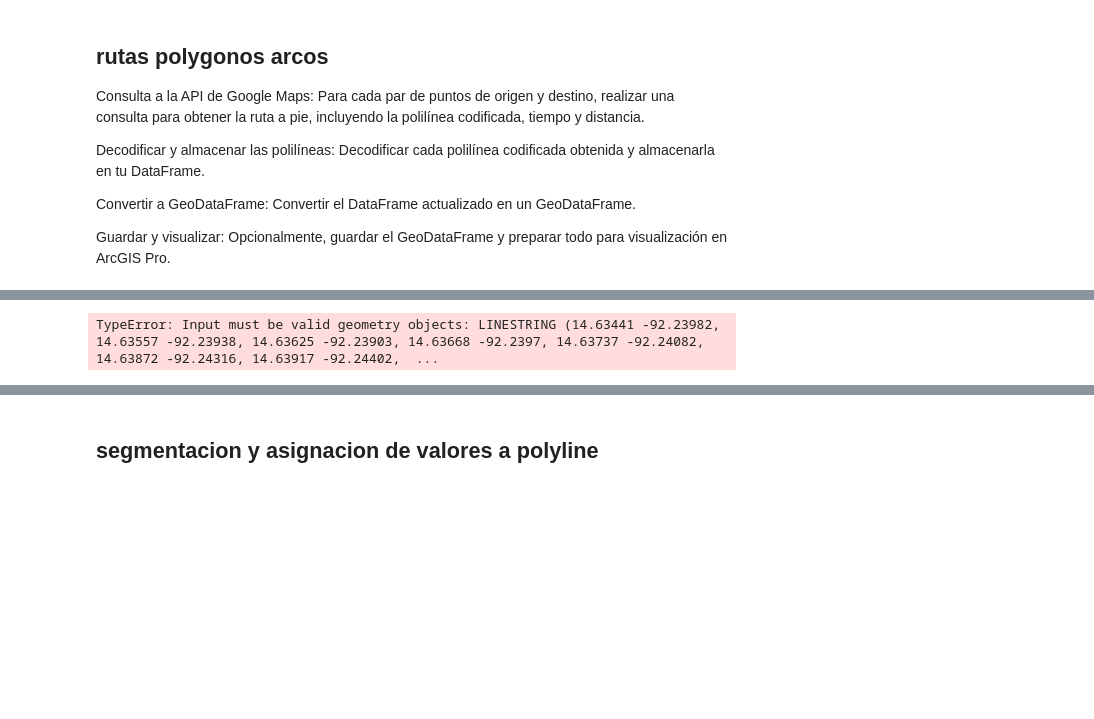
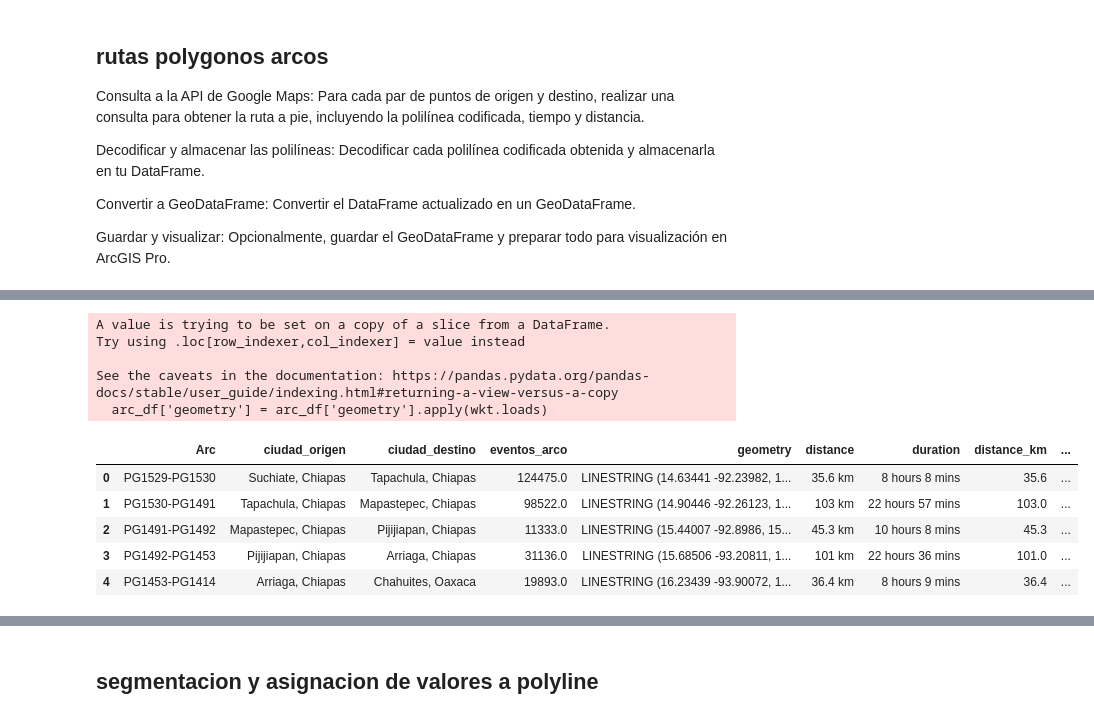
Before and after one commit to puriarter21/Mapa_Migracion_Irregular_Mexico, a Jupyter notebook: 1. Mapas/1. Mapas/Metodo_1/rutas_combinaciones.ipynb, the cells around one changed output, grey strips where cells are left out. Saved outputs shown, nothing was run; the diff lists cells and outputs as text; code cells hidden in the pictures; blank space fills up the shorter version.

Commit message:
rutas del sur reparadas

```diff
--- a/1. Mapas/1. Mapas/Metodo_1/rutas_combinaciones.ipynb
+++ b/1. Mapas/1. Mapas/Metodo_1/rutas_combinaciones.ipynb
@@ -924,3 +979,3 @@ import googlemaps
 # %%
 # Configuración de API Key
-api_key = 'xxx'
+api_key = 'AIzaSyA_BvAIuZ4HPL8hPuOJFP-wEikr9Ee3-KQ'
@@ -1079,0 +1135,15 @@ arc_df.to_csv("/Users/pablouriarte/Mapa_Migracion_Irregular_Mexico_Fresh/1. Mapa
+# %%
+import pandas as pd
+
+# Supón que ya tienes cargado el DataFrame arc_df y nuevos_arcos_df2
+# arc_df = pd.read_csv('ruta_a_tu_archivo_arc.csv')
+# nuevos_arcos_df2 = pd.read_csv('ruta_a_tu_archivo_nuevos_arcos.csv')
+
+# Eliminar filas de arc_df que tengan los mismos valores en la columna Arc que en nuevos_arcos_df2
+arc_df = arc_df[~arc_df['Arc'].isin(nuevos_arcos_df2['Arc'])]
+
+# Concatenar los DataFrames
+arc_df = pd.concat([arc_df, nuevos_arcos_df2], ignore_index=True)
+
+# Mostrar el DataFrame actualizado
+print(arc_df)
@@ -1080,10 +1168,18 @@ arc_df.to_csv("/Users/pablouriarte/Mapa_Migracion_Irregular_Mexico_Fresh/1. Mapa
 # %%
+# Convertir la columna 'geometry' de WKT a objetos shapely
+arc_df['geometry'] = arc_df['geometry'].apply(wkt.loads)
+
+# Convertir el DataFrame en un GeoDataFrame
 arc_gdf = gpd.GeoDataFrame(arc_df, geometry='geometry')
 
 # Definir el sistema de coordenadas WGS84
 arc_gdf.set_crs(epsg=4326, inplace=True)
 
 # Guardar como shapefile
-arc_gdf.to_file("/Users/pablouriarte/Mapa_Migracion_Irregular_Mexico_Fresh/1. Mapas/1. Mapas/Metodo_1/procesamiento de rutas/arcos/arcos_rutas_a_pie.shp")
+#arc_gdf.to_file("/Users/pablouriarte/Mapa_Migracion_Irregular_Mexico_Fresh/1. Mapas/1. Mapas/Metodo_1/procesamiento de rutas/arcos/arcos_rutas_a_pie.shp")
 # %% [output]
-TypeError: Input must be valid geometry objects: LINESTRING (14.63441 -92.23982, 14.63557 -92.23938, 14.63625 -92.23903, 14.63668 -92.2397, 14.63737 -92.24082, 14.63872 -92.24316, 14.63917 -92.24402,  ...
+A value is trying to be set on a copy of a slice from a DataFrame.
+Try using .loc[row_indexer,col_indexer] = value instead
+
+See the caveats in the documentation: https://pandas.pydata.org/pandas-docs/stable/user_guide/indexing.html#returning-a-view-versus-a-copy
+  arc_df['geometry'] = arc_df['geometry'].apply(wkt.loads)
@@ -1089,0 +1193,9 @@ TypeError: Input must be valid geometry objects: LINESTRING (14.63441 -92.23982,
+# %%
+arc_df.head()
+# %% [output]
+|  | Arc | ciudad_origen | ciudad_destino | eventos_arco | geometry | distance | duration | distance_km | ... |
+| 0 | PG1529-PG1530 | Suchiate, Chiapas | Tapachula, Chiapas | 124475.0 | LINESTRING (14.63441 -92.23982, 1... | 35.6 km | 8 hours 8 mins | 35.6 | ... |
+| 1 | PG1530-PG1491 | Tapachula, Chiapas | Mapastepec, Chiapas | 98522.0 | LINESTRING (14.90446 -92.26123, 1... | 103 km | 22 hours 57 mins | 103.0 | ... |
+| 2 | PG1491-PG1492 | Mapastepec, Chiapas | Pijijiapan, Chiapas | 11333.0 | LINESTRING (15.44007 -92.8986, 15... | 45.3 km | 10 hours 8 mins | 45.3 | ... |
+| 3 | PG1492-PG1453 | Pijijiapan, Chiapas | Arriaga, Chiapas | 31136.0 | LINESTRING (15.68506 -93.20811, 1... | 101 km | 22 hours 36 mins | 101.0 | ... |
+| 4 | PG1453-PG1414 | Arriaga, Chiapas | Chahuites, Oaxaca | 19893.0 | LINESTRING (16.23439 -93.90072, 1... | 36.4 km | 8 hours 9 mins | 36.4 | ... |
```
Also changed, not shown: parts of 34 cells of this notebook, 2 other files.
